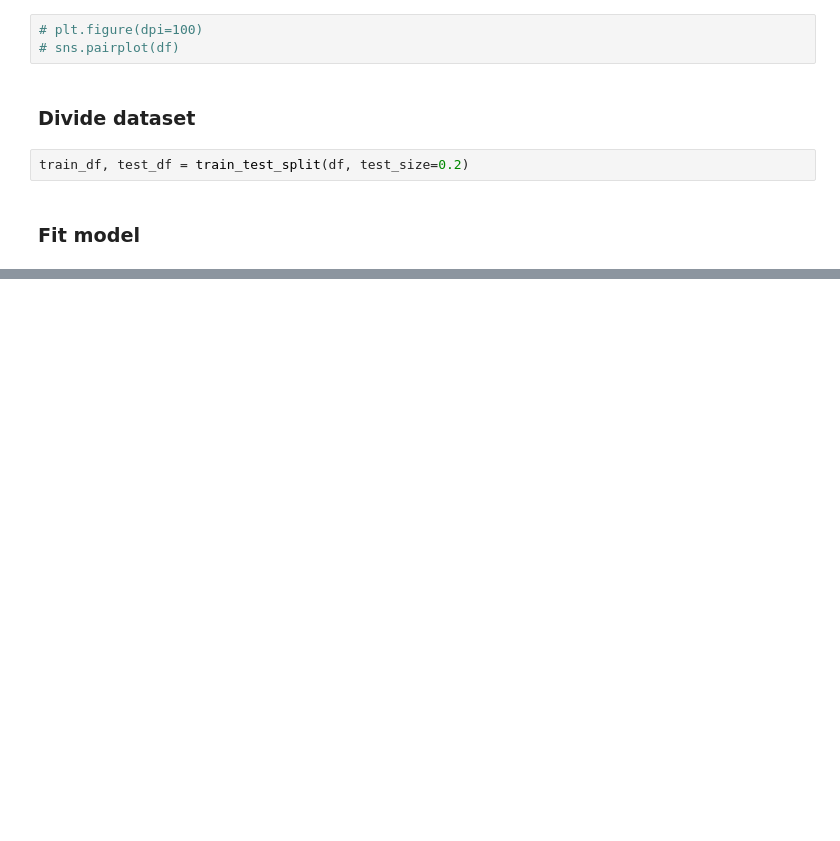
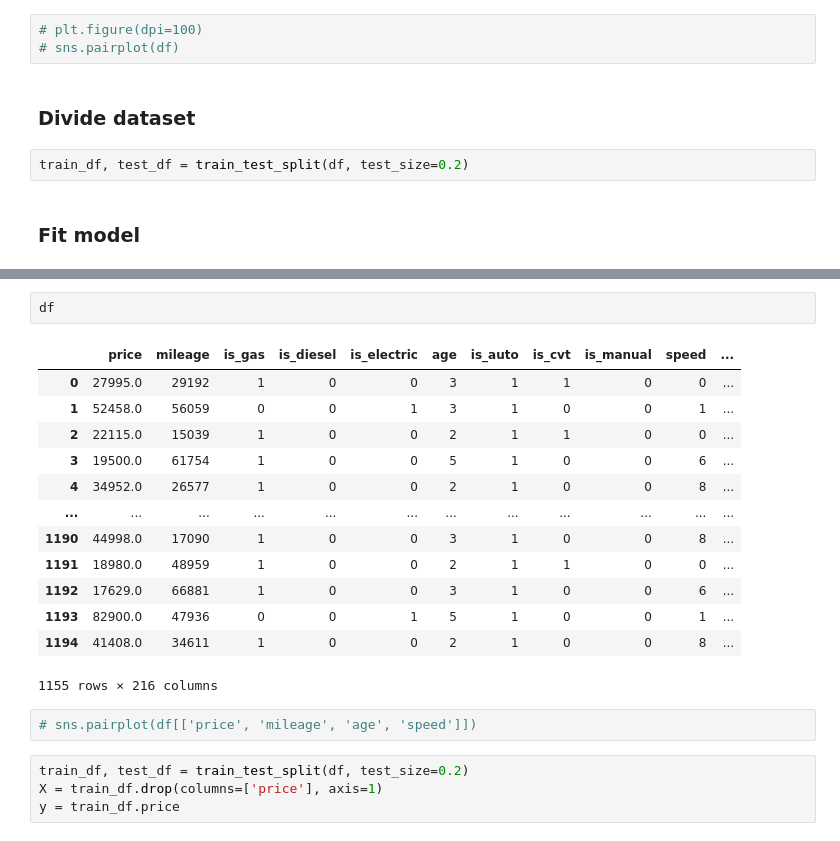
Before and after one commit to ImNotDarren/CarPricePrediction, a Jupyter notebook: car_price_prediction.ipynb, the cells around one changed output, grey strips where cells are left out. Drawn from its saved outputs; the diff is of its cells as text; blank space fills up the shorter version.

```diff
--- a/car_price_prediction.ipynb
+++ b/car_price_prediction.ipynb
@@ -282,0 +287,22 @@ ax2 = sns.lineplot(data=df_res2)
+# %%
+df
+# %% [output]
+|  | price | mileage | is_gas | is_diesel | is_electric | age | is_auto | is_cvt | is_manual | speed | ... |
+| 0 | 27995.0 | 29192 | 1 | 0 | 0 | 3 | 1 | 1 | 0 | 0 | ... |
+| 1 | 52458.0 | 56059 | 0 | 0 | 1 | 3 | 1 | 0 | 0 | 1 | ... |
+| 2 | 22115.0 | 15039 | 1 | 0 | 0 | 2 | 1 | 1 | 0 | 0 | ... |
+| 3 | 19500.0 | 61754 | 1 | 0 | 0 | 5 | 1 | 0 | 0 | 6 | ... |
+| 4 | 34952.0 | 26577 | 1 | 0 | 0 | 2 | 1 | 0 | 0 | 8 | ... |
+| ... | ... | ... | ... | ... | ... | ... | ... | ... | ... | ... | ... |
+| 1190 | 44998.0 | 17090 | 1 | 0 | 0 | 3 | 1 | 0 | 0 | 8 | ... |
+| 1191 | 18980.0 | 48959 | 1 | 0 | 0 | 2 | 1 | 1 | 0 | 0 | ... |
+| 1192 | 17629.0 | 66881 | 1 | 0 | 0 | 3 | 1 | 0 | 0 | 6 | ... |
+| 1193 | 82900.0 | 47936 | 0 | 0 | 1 | 5 | 1 | 0 | 0 | 1 | ... |
+| 1194 | 41408.0 | 34611 | 1 | 0 | 0 | 2 | 1 | 0 | 0 | 8 | ... |
+1155 rows × 216 columns
+# %%
+# sns.pairplot(df[['price', 'mileage', 'age', 'speed']])
+# %%
+train_df, test_df = train_test_split(df, test_size=0.2)
+X = train_df.drop(columns=['price'], axis=1)
+y = train_df.price
```
Also changed, not shown: parts of 15 cells of this notebook.
